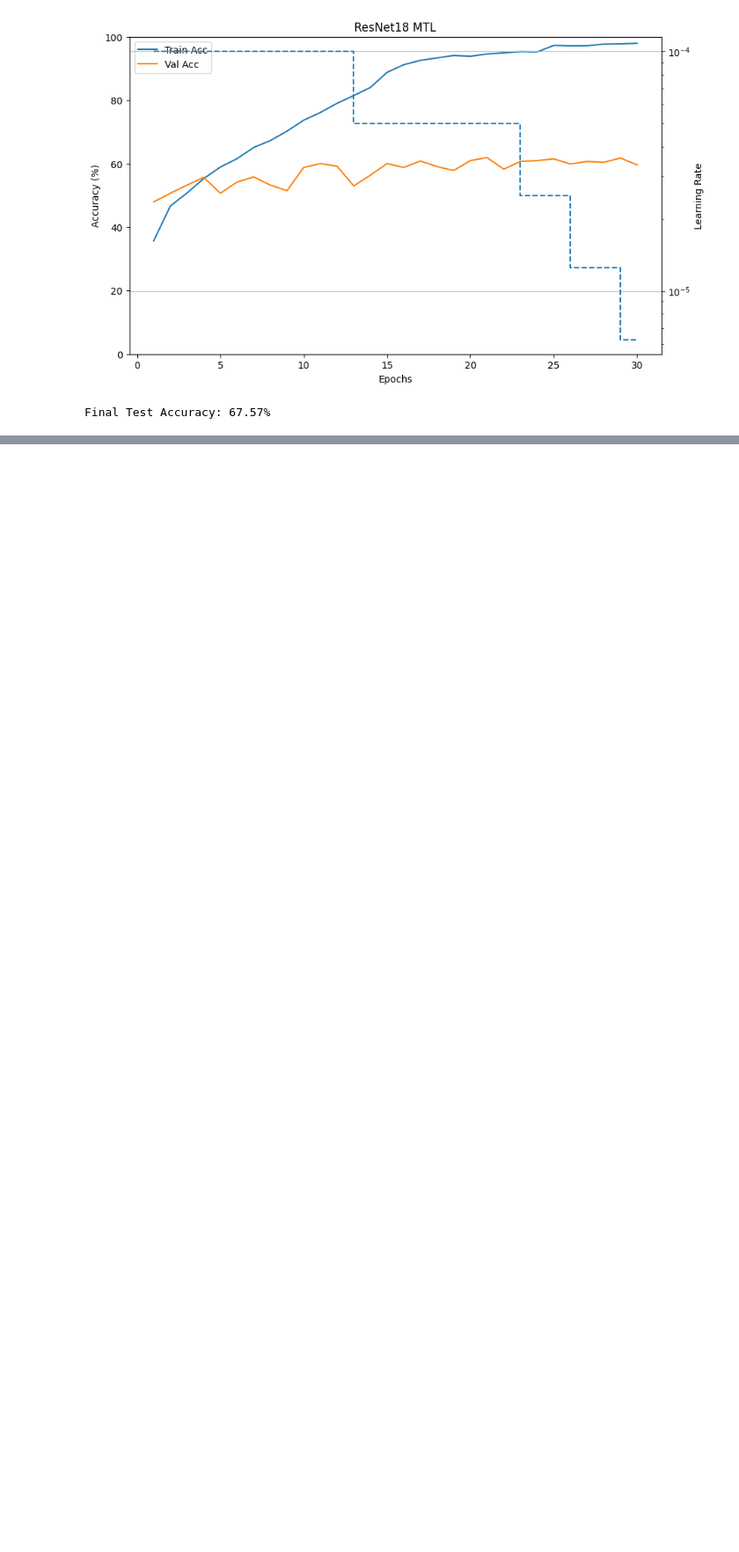
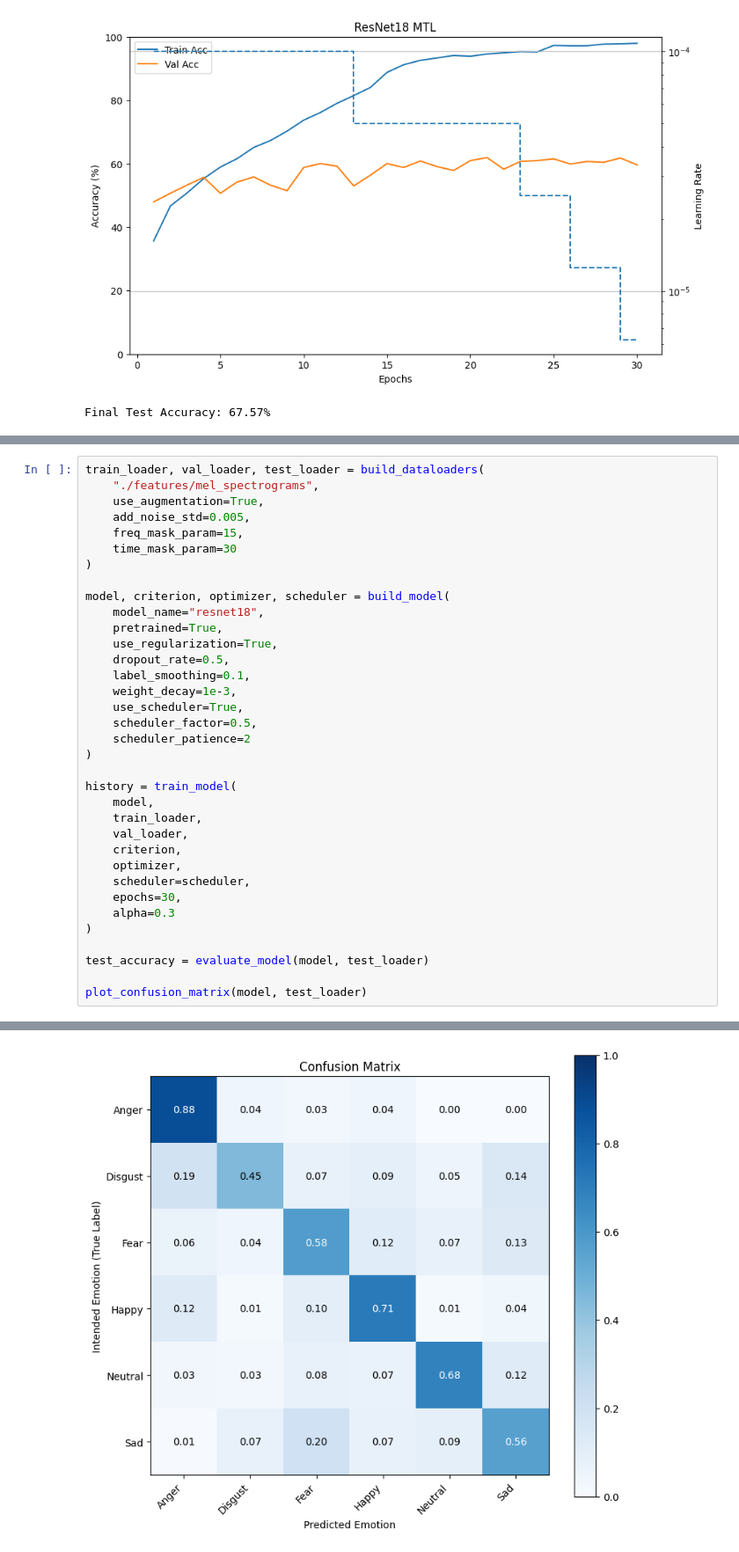
Before and after one commit to kristjan-kostanjsek/SER-deep-learning, a Jupyter notebook: ResNet18_MTL.ipynb, the cells around one changed output, grey strips where cells are left out. Shown at 88% size. Cells and saved outputs as stored; diff of their text form; blank space fills up the shorter version.

Commit message:
A lot of stuff
Rerun some experiments, added images, run wav2vec 2.0 with regularization

```diff
--- a/ResNet18_MTL.ipynb
+++ b/ResNet18_MTL.ipynb
@@ -59,0 +64,36 @@ Final Test Accuracy: 67.57%
+# %%
+train_loader, val_loader, test_loader = build_dataloaders(
+    "./features/mel_spectrograms",
+    use_augmentation=True,
+    add_noise_std=0.005,
+    freq_mask_param=15,
+    time_mask_param=30
+)
+
+model, criterion, optimizer, scheduler = build_model(
+    model_name="resnet18",
+    pretrained=True,
+    use_regularization=True,
+    dropout_rate=0.5,
+    label_smoothing=0.1,
+    weight_decay=1e-3,
+    use_scheduler=True,
+    scheduler_factor=0.5,
+    scheduler_patience=2
+)
+
+history = train_model(
+    model,
+    train_loader,
+    val_loader,
+    criterion,
+    optimizer,
+    scheduler=scheduler,
+    epochs=30,
+    alpha=0.3
+)
+
+test_accuracy = evaluate_model(model, test_loader)
+
+plot_confusion_matrix(model, test_loader)
+# %% [output]
@@ -59,0 +117 @@ Final Test Accuracy: 67.57%
+[figure, added]
```
Also changed, not shown: parts of 3 cells of this notebook, 16 other files.
